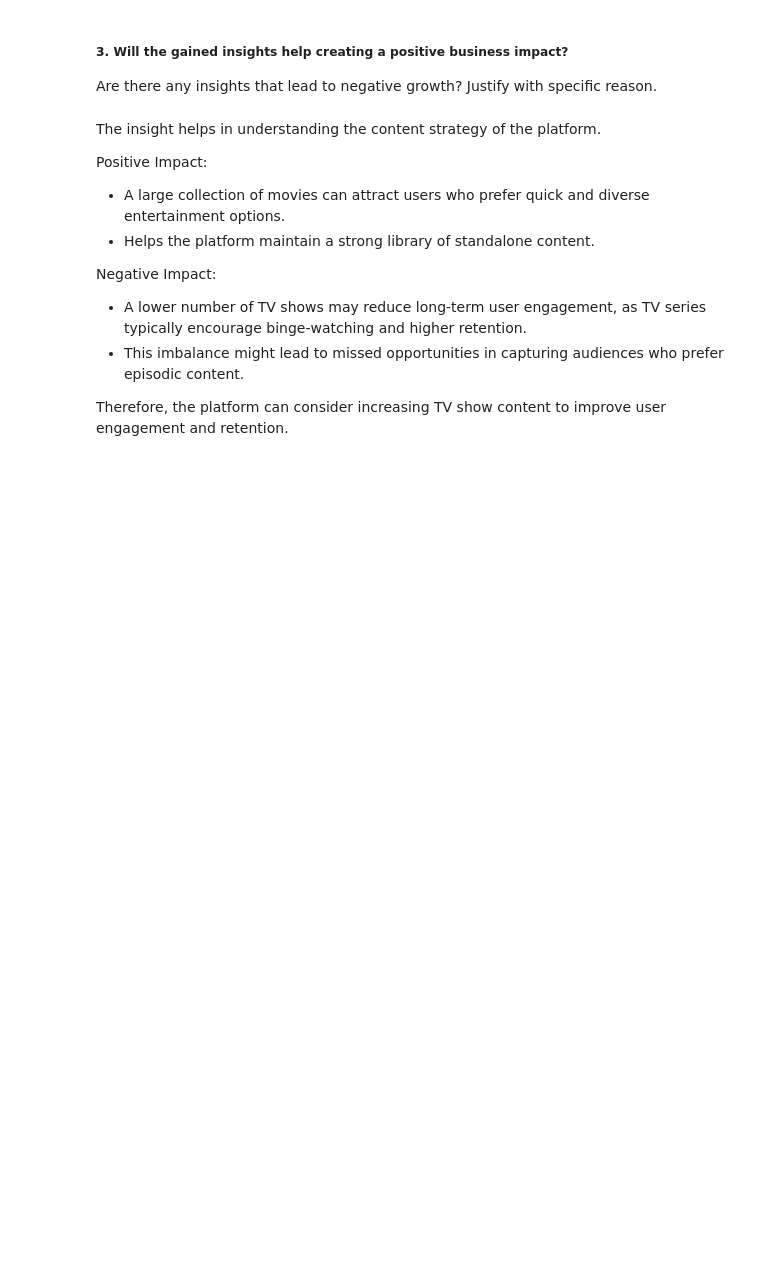
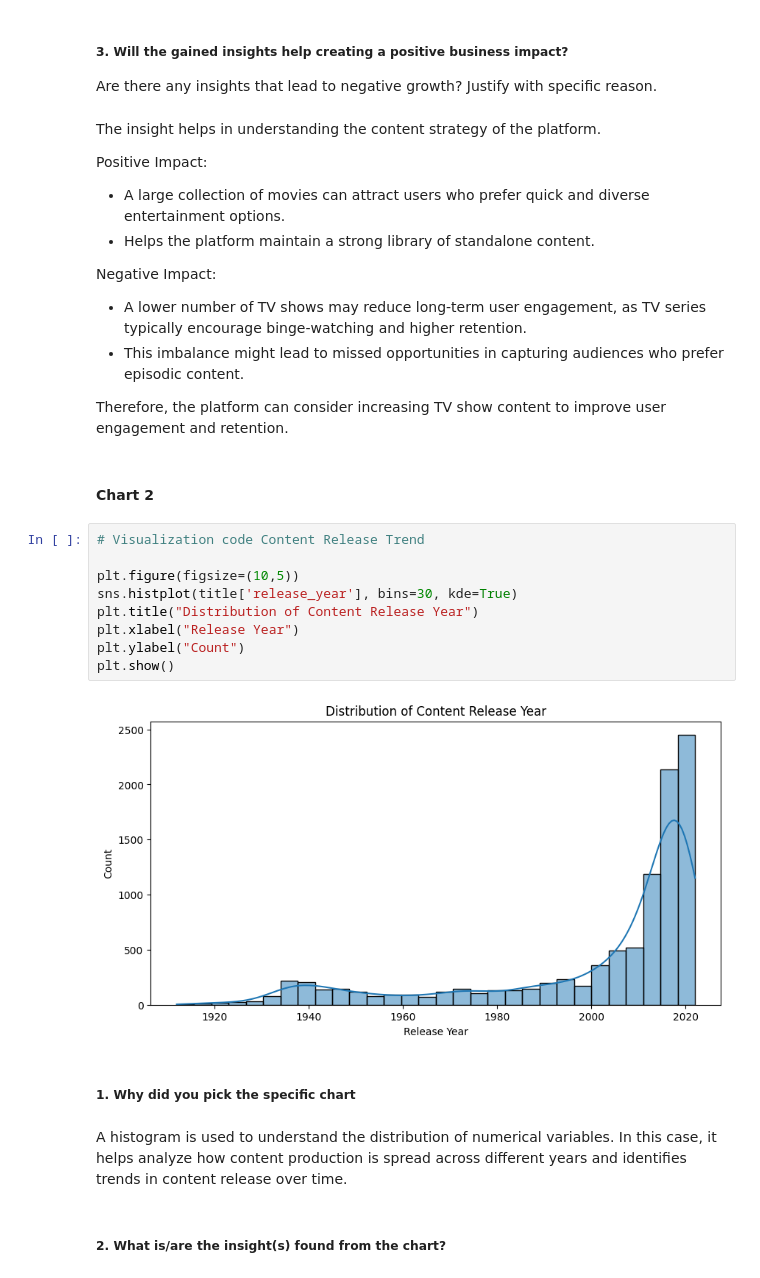
Before and after one commit to Snehamn24/Amazon-Prime-Video-EDA-and-Machine-Learning-Analysis, a Jupyter notebook: Amazon_Prime_EDA.ipynb, the cells around one changed output. Saved outputs shown, nothing was run; the diff lists cells and outputs as text; blank space fills up the shorter version.

Commit message:
Data Visualization - chart 2

```diff
--- a/Amazon_Prime_EDA.ipynb
+++ b/Amazon_Prime_EDA.ipynb
@@ -615,3 +615,22 @@ Negative Impact:
 - This imbalance might lead to missed opportunities in capturing audiences who prefer episodic content.
 
 Therefore, the platform can consider increasing TV show content to improve user engagement and retention.
+# %% [markdown]
+#### Chart 2
+# %%
+# Visualization code Content Release Trend
+
+plt.figure(figsize=(10,5))
+sns.histplot(title['release_year'], bins=30, kde=True)
+plt.title("Distribution of Content Release Year")
+plt.xlabel("Release Year")
+plt.ylabel("Count")
+plt.show()
+# %% [output]
+[figure, added]
+# %% [markdown]
+##### 1. Why did you pick the specific chart
+# %% [markdown]
+A histogram is used to understand the distribution of numerical variables. In this case, it helps analyze how content production is spread across different years and identifies trends in content release over time.
+# %% [markdown]
+##### 2. What is/are the insight(s) found from the chart?
```
Also changed, not shown: parts of 4 cells of this notebook.
